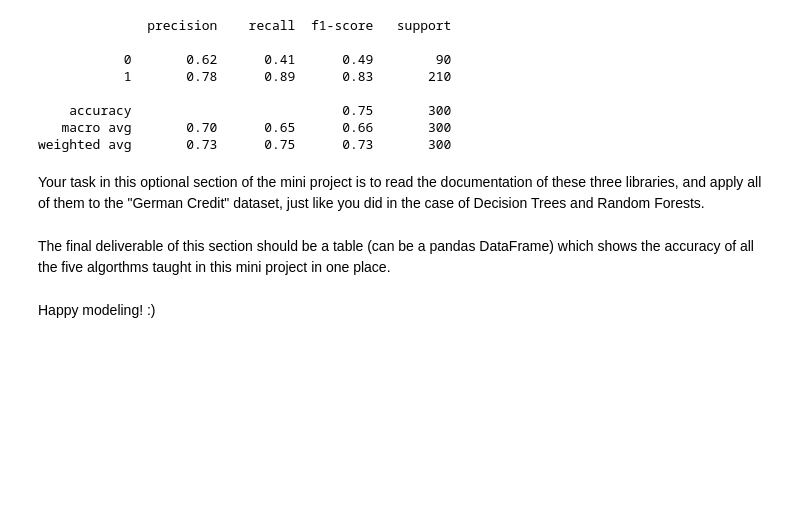
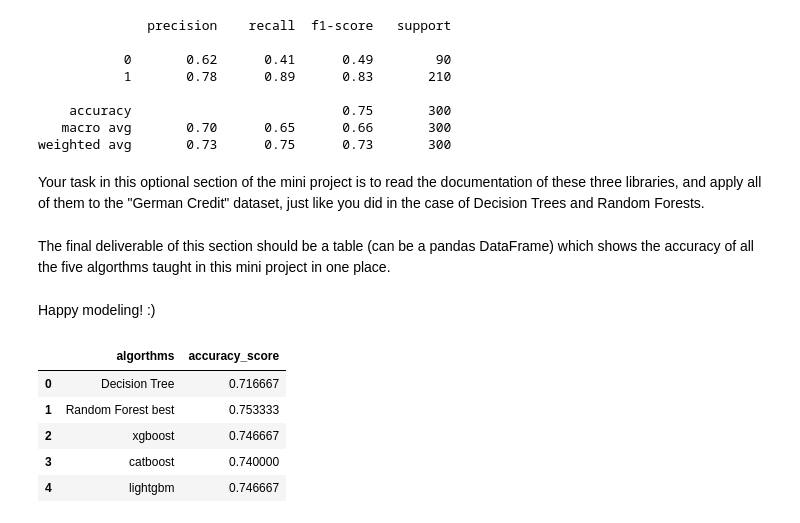
Before and after one commit to vveizhang/UCSD-Machine-Learning-Engineering-Bootcamp, a Jupyter notebook: mec-13.5.1-tree-based-algorithms-mini-project/Mini_Project_Tree-Based_Algorithms.ipynb, the cells around one changed output. Cells and saved outputs as stored; diff of their text form; code cells hidden in the pictures; blank space fills up the shorter version.

```diff
--- a/mec-13.5.1-tree-based-algorithms-mini-project/Mini_Project_Tree-Based_Algorithms.ipynb
+++ b/mec-13.5.1-tree-based-algorithms-mini-project/Mini_Project_Tree-Based_Algorithms.ipynb
@@ -229,0 +231,5 @@ Best: [0.7        0.7        0.7        0.7        0.71428571 0.71714286
+# %%
+rf_best = RandomForestClassifier(n_estimators = 32, bootstrap = True, max_depth = 8)
+rf_best.fit(X_train, y_train)
+preds_rf_best = rf_best.predict(X_test)
+print(classification_report(y_test,preds_rf_best))
@@ -365,3 +380,16 @@ Your task in this optional section of the mini project is to read the documentat
 The final deliverable of this section should be a table (can be a pandas DataFrame) which shows the accuracy of all the five algorthms taught in this mini project in one place.
 # %% [markdown]
 Happy modeling! :)
+# %%
+from sklearn.metrics import accuracy_score
+algorthms = ["Decision Tree","Random Forest best","xgboost","catboost","lightgbm"]
+accuracy_score = [accuracy_score(y_test,y_pred),accuracy_score(y_test,preds_rf_best),accuracy_score(y_test,preds_xgb),accuracy_score(y_test,preds_ctb),accuracy_score(y_test,preds_lgb)]
+accuracy_df = pd.DataFrame(list(zip(algorthms,accuracy_score)), columns = ["algorthms","accuracy_score"])
+accuracy_df.head()
+# %% [output]
+|  | algorthms | accuracy_score |
+| 0 | Decision Tree | 0.716667 |
+| 1 | Random Forest best | 0.753333 |
+| 2 | xgboost | 0.746667 |
+| 3 | catboost | 0.740000 |
+| 4 | lightgbm | 0.746667 |
```
Also changed, not shown: parts of 3 cells of this notebook.
